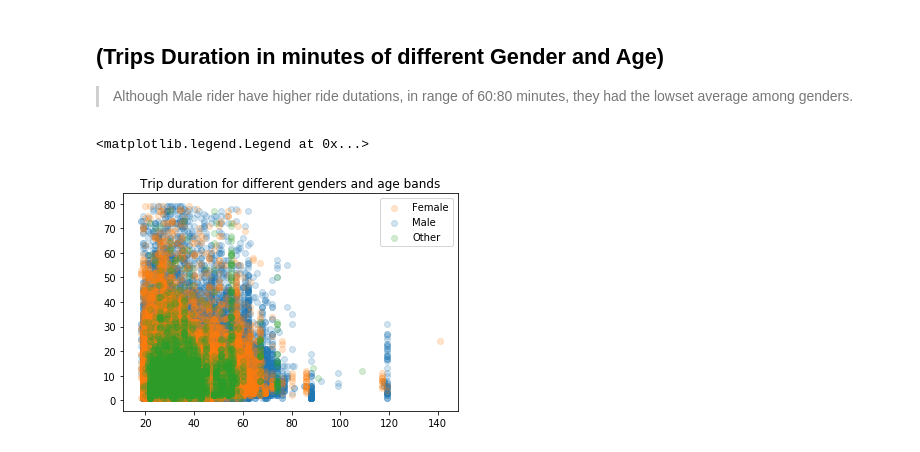
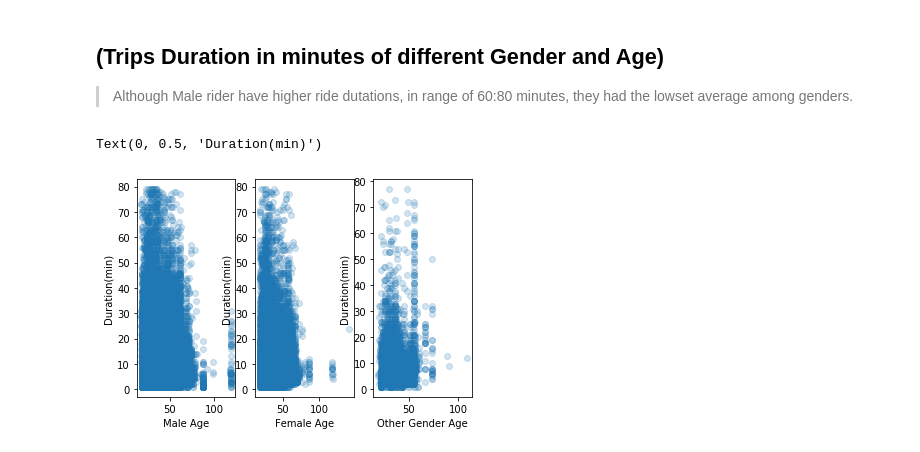
Before and after one commit to melnaquib/Communicate-Data-Findings, a Jupyter notebook: slide_deck.ipynb, the cells around one changed output. Saved outputs shown, nothing was run; the diff lists cells and outputs as text; code cells hidden in the pictures.

```diff
--- a/slide_deck.ipynb
+++ b/slide_deck.ipynb
@@ -68,19 +76,26 @@ Text(0, 0.5, 'Duration(min)')
 # %%
 plt.title('Trip duration for different genders and age bands')
 
+plt.subplot(1, 3, 1)
 df_male = df[df['member_gender'] == 'Male']
 plot_male = plt.scatter(df_male['age'], df_male['duration_min'], alpha=.2)
+plt.xlabel('Male Age')
+plt.ylabel('Duration(min)')
 
+plt.subplot(1, 3, 2)
 df_female = df[df['member_gender'] == 'Female']
 plot_female = plt.scatter(df_female['age'], df_female['duration_min'], alpha=.2)
+plt.xlabel('Female Age')
+plt.ylabel('Duration(min)')
 
+plt.subplot(1, 3, 3)
 df_other = df[df['member_gender'] == 'Other']
 plot_other = plt.scatter(df_other['age'], df_other['duration_min'], alpha=.2)
-
-plt.legend([plot_female, plot_male, plot_other], ['Female', 'Male', 'Other'])
+plt.xlabel('Other Gender Age')
+plt.ylabel('Duration(min)')
 # %% [output]
-<matplotlib.legend.Legend at 0x...>
+Text(0, 0.5, 'Duration(min)')
-[figure, old version]
+[figure, new version]
 # %%
 !jupyter nbconvert slide_deck.ipynb --to slides --post serve --no-input --no-prompt --template output_toggle
 # %% [output]
```
Also changed, not shown: parts of 2 cells of this notebook, 1 other file.
